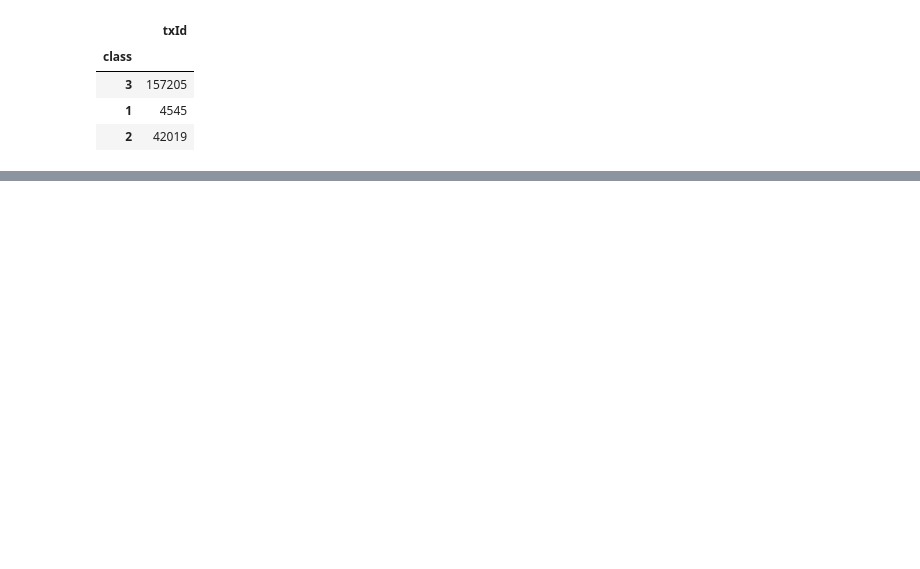
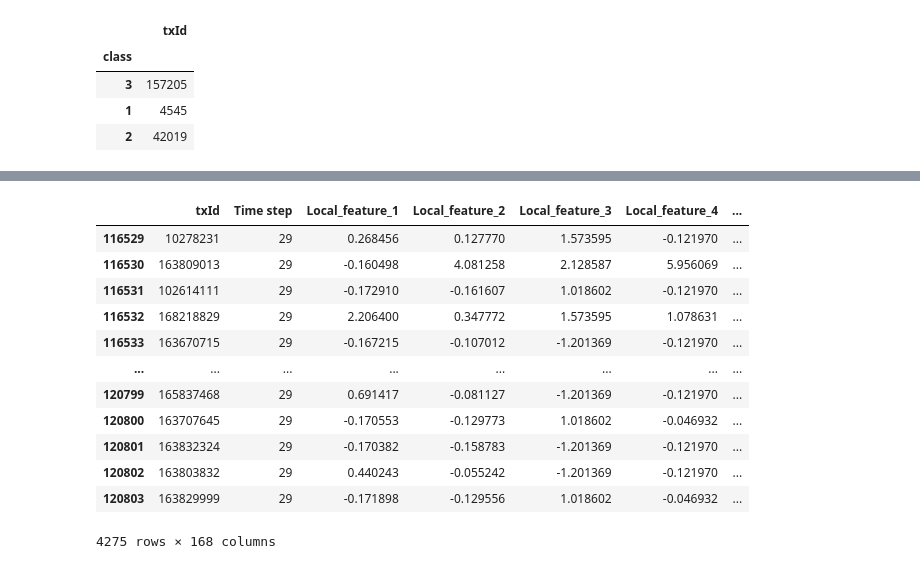
Before and after one commit to Arnau1/GraphAnomaly, a Jupyter notebook: nerea.ipynb, the cells around one changed output, grey strips where cells are left out. Saved outputs shown, nothing was run; the diff lists cells and outputs as text; code cells hidden in the pictures; blank space fills up the shorter version.

```diff
--- a/nerea.ipynb
+++ b/nerea.ipynb
@@ -100,0 +135,17 @@ KeyError: 'txId'
+# %%
+sub_df_features = df_merged.query(" `Time step` == 29")
+sub_df_features
+# %% [output]
+|  | txId | Time step | Local_feature_1 | Local_feature_2 | Local_feature_3 | Local_feature_4 | ... |
+| 116529 | 10278231 | 29 | 0.268456 | 0.127770 | 1.573595 | -0.121970 | ... |
+| 116530 | 163809013 | 29 | -0.160498 | 4.081258 | 2.128587 | 5.956069 | ... |
+| 116531 | 102614111 | 29 | -0.172910 | -0.161607 | 1.018602 | -0.121970 | ... |
+| 116532 | 168218829 | 29 | 2.206400 | 0.347772 | 1.573595 | 1.078631 | ... |
+| 116533 | 163670715 | 29 | -0.167215 | -0.107012 | -1.201369 | -0.121970 | ... |
+| ... | ... | ... | ... | ... | ... | ... | ... |
+| 120799 | 165837468 | 29 | 0.691417 | -0.081127 | -1.201369 | -0.121970 | ... |
+| 120800 | 163707645 | 29 | -0.170553 | -0.129773 | 1.018602 | -0.046932 | ... |
+| 120801 | 163832324 | 29 | -0.170382 | -0.158783 | -1.201369 | -0.121970 | ... |
+| 120802 | 163803832 | 29 | 0.440243 | -0.055242 | -1.201369 | -0.121970 | ... |
+| 120803 | 163829999 | 29 | -0.171898 | -0.129556 | 1.018602 | -0.046932 | ... |
+4275 rows × 168 columns
```
Also changed, not shown: parts of 21 cells of this notebook, 2 other files.
